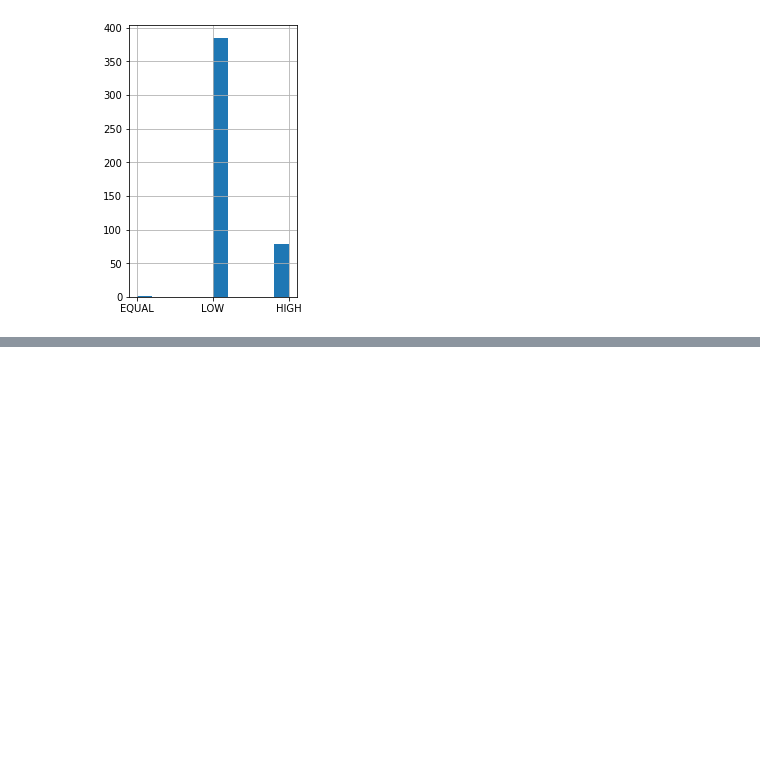
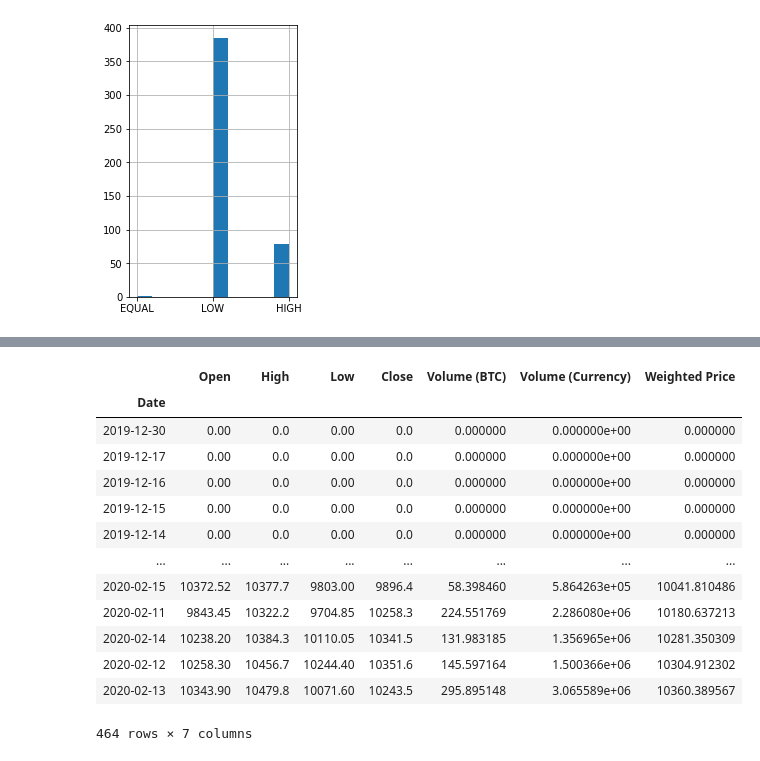
Before and after one commit to augustomatheuss/adlabs, a Jupyter notebook: python-classes/datascience/pandaslab.ipynb, the cells around one changed output, grey strips where cells are left out. Drawn from its saved outputs; the diff is of its cells as text; code cells hidden in the pictures; blank space fills up the shorter version.

```diff
--- a/python-classes/datascience/pandaslab.ipynb
+++ b/python-classes/datascience/pandaslab.ipynb
@@ -298,0 +311,17 @@ Last close value 7623.7
+# %%
+df.sort_values(by=['Weighted Price'])
+# %% [output]
+|  | Open | High | Low | Close | Volume (BTC) | Volume (Currency) | Weighted Price |
+| Date |  |  |  |  |  |  |  |
+| 2019-12-30 | 0.00 | 0.0 | 0.00 | 0.0 | 0.000000 | 0.000000e+00 | 0.000000 |
+| 2019-12-17 | 0.00 | 0.0 | 0.00 | 0.0 | 0.000000 | 0.000000e+00 | 0.000000 |
+| 2019-12-16 | 0.00 | 0.0 | 0.00 | 0.0 | 0.000000 | 0.000000e+00 | 0.000000 |
+| 2019-12-15 | 0.00 | 0.0 | 0.00 | 0.0 | 0.000000 | 0.000000e+00 | 0.000000 |
+| 2019-12-14 | 0.00 | 0.0 | 0.00 | 0.0 | 0.000000 | 0.000000e+00 | 0.000000 |
+| ... | ... | ... | ... | ... | ... | ... | ... |
+| 2020-02-15 | 10372.52 | 10377.7 | 9803.00 | 9896.4 | 58.398460 | 5.864263e+05 | 10041.810486 |
+| 2020-02-11 | 9843.45 | 10322.2 | 9704.85 | 10258.3 | 224.551769 | 2.286080e+06 | 10180.637213 |
+| 2020-02-14 | 10238.20 | 10384.3 | 10110.05 | 10341.5 | 131.983185 | 1.356965e+06 | 10281.350309 |
+| 2020-02-12 | 10258.30 | 10456.7 | 10244.40 | 10351.6 | 145.597164 | 1.500366e+06 | 10304.912302 |
+| 2020-02-13 | 10343.90 | 10479.8 | 10071.60 | 10243.5 | 295.895148 | 3.065589e+06 | 10360.389567 |
+464 rows × 7 columns
```
Also changed, not shown: parts of 16 cells of this notebook, 2 other files.
